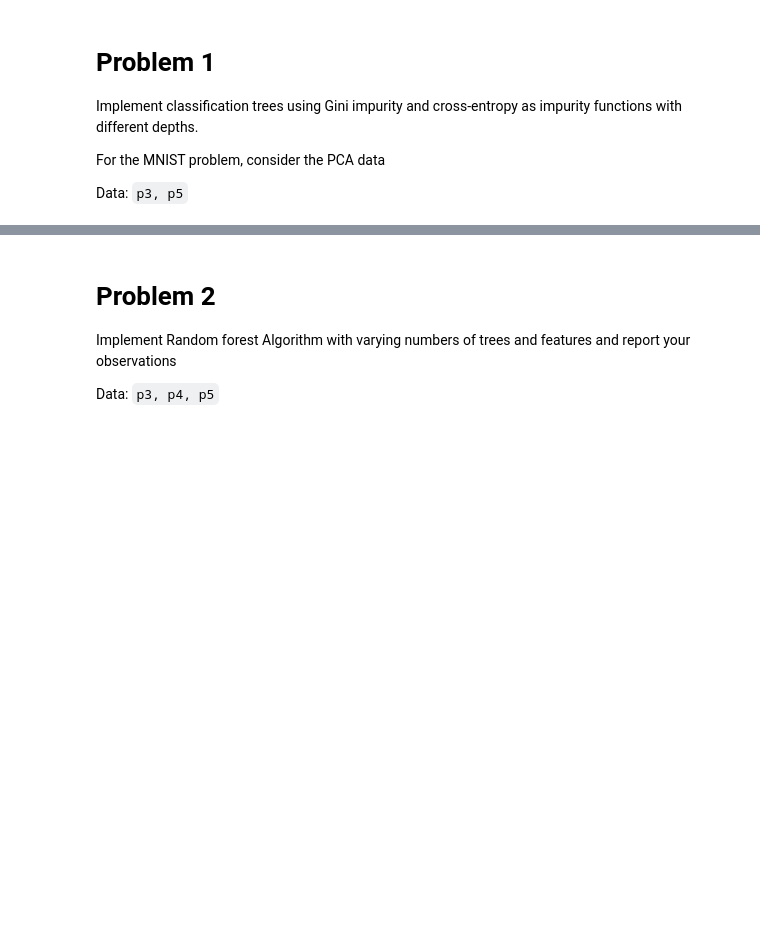
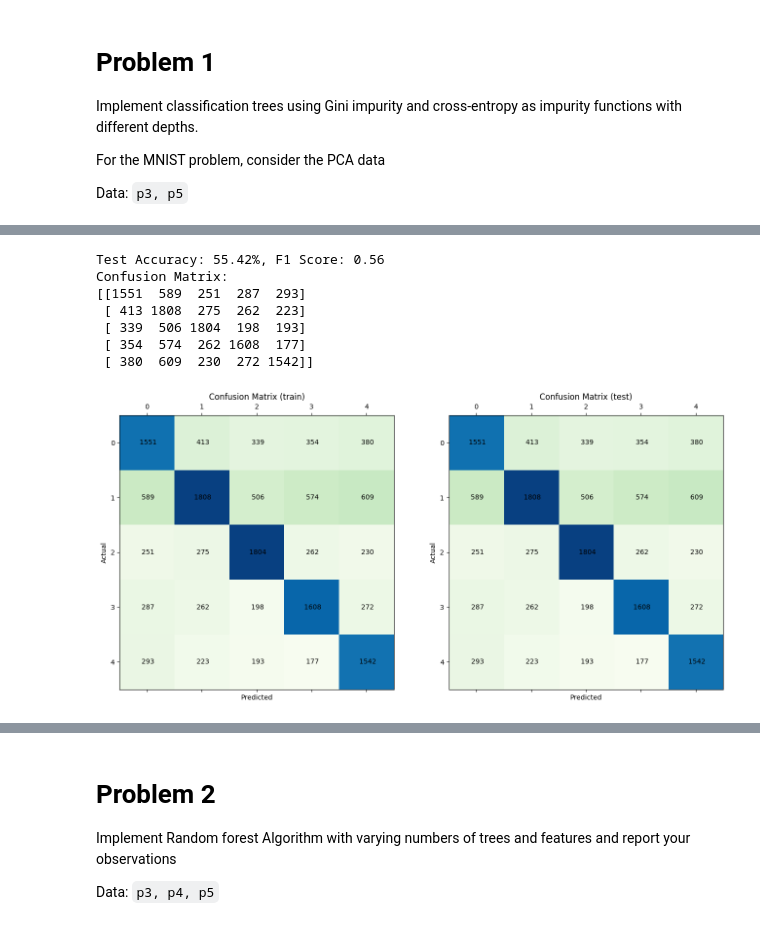
Before and after one commit to lokesh1197/PRNN-2023, a Jupyter notebook: Assignment3/solution.ipynb, the cells around one changed output, grey strips where cells are left out. Drawn from its saved outputs; the diff is of its cells as text; code cells hidden in the pictures; blank space fills up the shorter version.

```diff
--- a/Assignment3/solution.ipynb
+++ b/Assignment3/solution.ipynb
@@ -223,0 +234,18 @@ Data: `p3, p5`
+# %%
+def gini(data):
+    n = data.shape[0]
+    if n == 0:
+        return 0
+    p = np.bincount(data) / n
+    return 1 - np.sum(p ** 2)
+
+print("Gini (test): ", gini(p3["Y"]), gini(p3['Y'][p3["Y"] == 0]))
+
+def entropy(data):
+    n = data.shape[0]
+    if n == 0:
+        return 0
+    p = np.bincount(data) / n
+    return -np.sum(p * np.log2(p + 1e-8))
+
+print("Entropy (test): ", entropy(p3["Y"]), entropy(p3['Y'][p3["Y"] == 0]))
@@ -223,0 +350,12 @@ Data: `p3, p5`
+# %%
+print(f"Test Accuracy: {bestResult_p3_gini[1][0] * 100:.2f}%, F1 Score: {np.average(bestResult_p3_gini[1][1]):.2f}")
+metrics.printCnf(bestResult_p3_gini[1][2], bestResult_p3_gini[1][2])
+# %% [output]
+Test Accuracy: 55.42%, F1 Score: 0.56
+Confusion Matrix:
+[[1551  589  251  287  293]
+ [ 413 1808  275  262  223]
+ [ 339  506 1804  198  193]
+ [ 354  574  262 1608  177]
+ [ 380  609  230  272 1542]]
+[figure, added]
```
Also changed, not shown: parts of 23 cells of this notebook, 1 other file.
